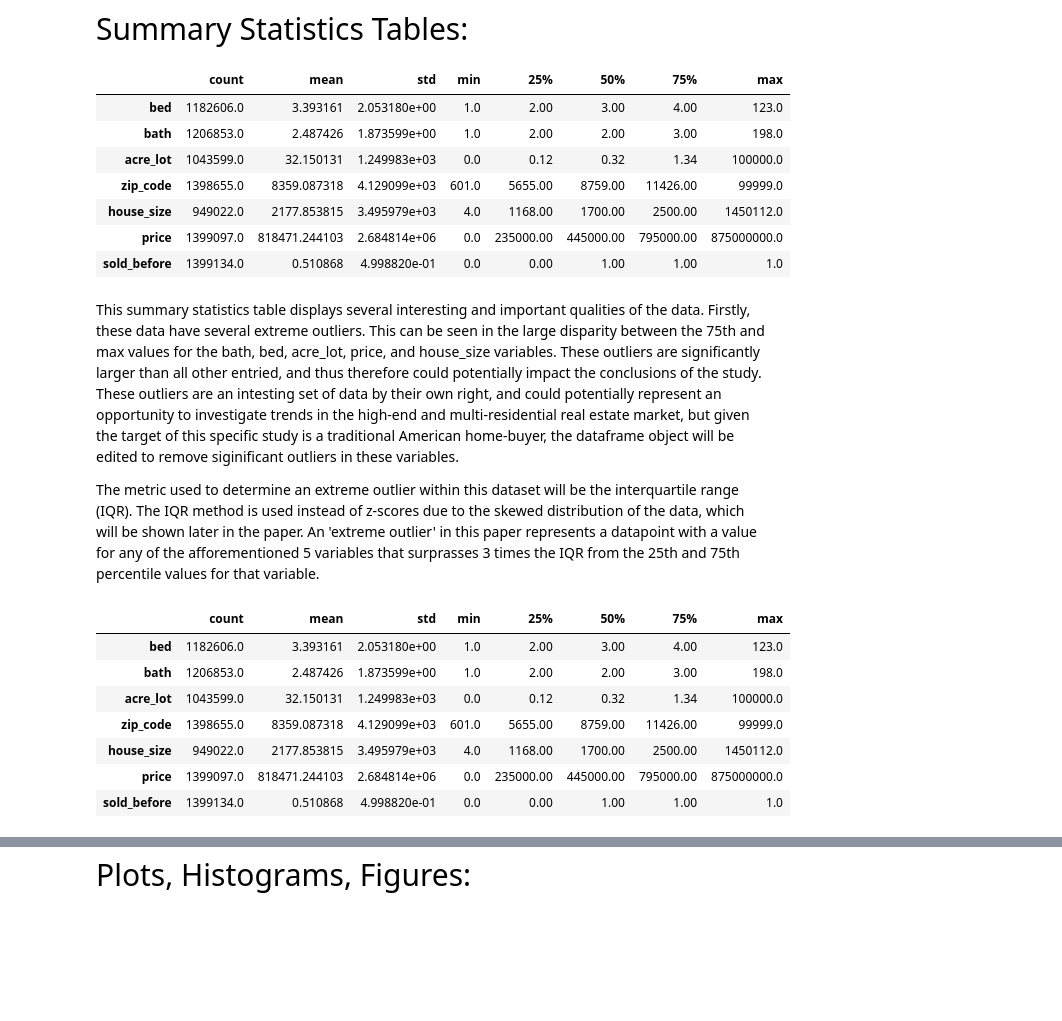
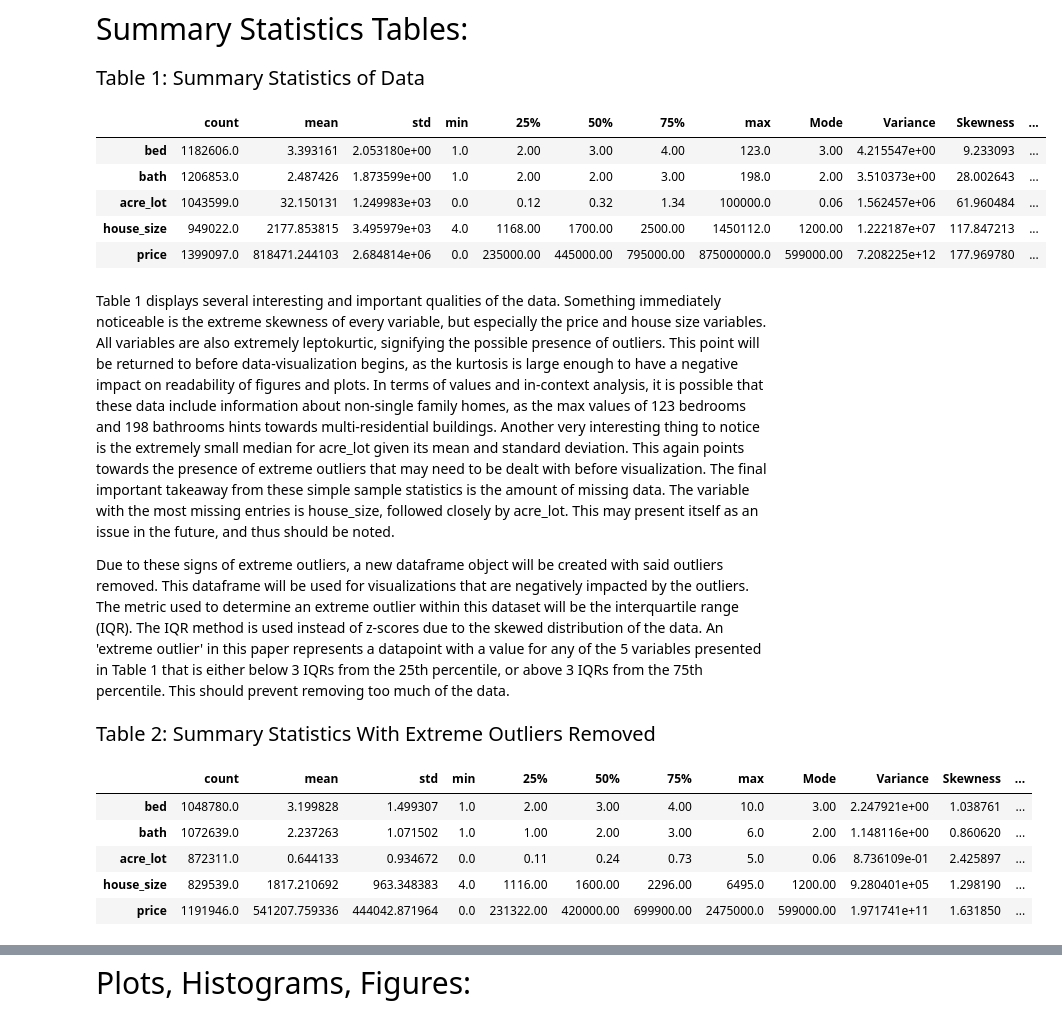
Before and after one commit to ECO225-W2024/project-one-code-S-O-Ahn, a Jupyter notebook: Project 1.ipynb, the cells around one changed output, grey strips where cells are left out. Saved outputs shown, nothing was run; the diff lists cells and outputs as text; code cells hidden in the pictures; blank space fills up the shorter version.

```diff
--- a/Project 1.ipynb
+++ b/Project 1.ipynb
@@ -30,10 +24,6 @@ df=realtor.copy()
 # %% [markdown]
 There are two steps to clean the data, being removing houses that are currently listed as "ready to build" instead of on the market, as the reported information about them is significantly more speculative, and then adding a dummy variable representing if the house has been sold before. The first step will allow for more conclusive results to the study, and will not significantly impact the amount of data available the analyze. The second step will help us create figures and histograms later within the paper.
 # %%
-#Removing houses not yet on the market
-df.drop(df[df["status"] == "ready_to_build"].index, inplace=True)
-df.drop(columns="status", inplace=True)
-
 #Adding a dummy variable representing if a house has been sold before
 df["sold_before"]=np.where(df.prev_sold_date.isnull(),0,1)
 # %% [markdown]
@@ -52,49 +42,61 @@ df.head()
 <span style="font-size: 30px;">Summary Statistics Tables:</span>
 # %%
 #printing summary statistics for numerical columns
-summary_stats = df.describe().T
-display(summary_stats)
+additional_stats = {
+    'Mode': df[['bed','bath','acre_lot','house_size','price']].mode().iloc[0],
+    'Variance': df[['bed','bath','acre_lot','house_size','price']].var(),
+    'Skewness': df[['bed','bath','acre_lot','house_size','price']].skew(),
+    'Kurtosis': df[['bed','bath','acre_lot','house_size','price']].kurtosis()
+}
+
+summary_stats = pd.concat([df[['bed','bath','acre_lot','house_size','price']].describe(), pd.DataFrame(additional_stats).T])
+
+display(HTML('<div style="font-size: 20px">Table 1: Summary Statistics of Data</div>'))
+display(summary_stats.T)
 # %% [output]
+Table 1: Summary Statistics of Data
-|  | count | mean | std | min | 25% | 50% | 75% | max |
-| bed | 1182606.0 | 3.393161 | 2.053180e+00 | 1.0 | 2.00 | 3.00 | 4.00 | 123.0 |
-| bath | 1206853.0 | 2.487426 | 1.873599e+00 | 1.0 | 2.00 | 2.00 | 3.00 | 198.0 |
-| acre_lot | 1043599.0 | 32.150131 | 1.249983e+03 | 0.0 | 0.12 | 0.32 | 1.34 | 100000.0 |
-| zip_code | 1398655.0 | 8359.087318 | 4.129099e+03 | 601.0 | 5655.00 | 8759.00 | 11426.00 | 99999.0 |
-| house_size | 949022.0 | 2177.853815 | 3.495979e+03 | 4.0 | 1168.00 | 1700.00 | 2500.00 | 1450112.0 |
-| price | 1399097.0 | 818471.244103 | 2.684814e+06 | 0.0 | 235000.00 | 445000.00 | 795000.00 | 875000000.0 |
-| sold_before | 1399134.0 | 0.510868 | 4.998820e-01 | 0.0 | 0.00 | 1.00 | 1.00 | 1.0 |
+|  | count | mean | std | min | 25% | 50% | 75% | max | Mode | Variance | Skewness | ... |
+| bed | 1182606.0 | 3.393161 | 2.053180e+00 | 1.0 | 2.00 | 3.00 | 4.00 | 123.0 | 3.00 | 4.215547e+00 | 9.233093 | ... |
+| bath | 1206853.0 | 2.487426 | 1.873599e+00 | 1.0 | 2.00 | 2.00 | 3.00 | 198.0 | 2.00 | 3.510373e+00 | 28.002643 | ... |
+| acre_lot | 1043599.0 | 32.150131 | 1.249983e+03 | 0.0 | 0.12 | 0.32 | 1.34 | 100000.0 | 0.06 | 1.562457e+06 | 61.960484 | ... |
+| house_size | 949022.0 | 2177.853815 | 3.495979e+03 | 4.0 | 1168.00 | 1700.00 | 2500.00 | 1450112.0 | 1200.00 | 1.222187e+07 | 117.847213 | ... |
+| price | 1399097.0 | 818471.244103 | 2.684814e+06 | 0.0 | 235000.00 | 445000.00 | 795000.00 | 875000000.0 | 599000.00 | 7.208225e+12 | 177.969780 | ... |
 # %% [markdown]
-This summary statistics table displays several interesting and important qualities of the data. Firstly, these data have several extreme outliers. This can be seen in the large disparity between the 75th and max values for the bath, bed, acre_lot, price, and house_size variables. These outliers are significantly larger than all other entried, and thus therefore could potentially impact the conclusions of the study. These outliers are an intesting set of data by their own right, and could potentially represent an opportunity to investigate trends in the high-end and multi-residential real estate market, but given the target of this specific study is a traditional American home-buyer, the dataframe object will be edited to remove siginificant outliers in these variables.
+Table 1 displays several interesting and important qualities of the data. Something immediately noticeable is the extreme skewness of every variable, but especially the price and house size variables. All variables are also extremely leptokurtic, signifying the possible presence of outliers. This point will be returned to before data-visualization begins, as the kurtosis is large enough to have a negative impact on readability of figures and plots. In terms of values and in-context analysis, it is possible that these data include information about non-single family homes, as the max values of 123 bedrooms and 198 bathrooms hints towards multi-residential buildings. Another very interesting thing to notice is the extremely small median for acre_lot given its mean and standard deviation. This again points towards the presence of extreme outliers that may need to be dealt with before visualization. The final important takeaway from these simple sample statistics is the amount of missing data. The variable with the most missing entries is house_size, followed closely by acre_lot. This may present itself as an issue in the future, and thus should be noted.
 
-The metric used to determine an extreme outlier within this dataset will be the interquartile range (IQR). The IQR method is used instead of z-scores due to the skewed distribution of the data, which will be shown later in the paper. An 'extreme outlier' in this paper represents a datapoint with a value for any of the afforementioned 5 variables that surprasses 3 times the IQR from the 25th and 75th percentile values for that variable.
+Due to these signs of extreme outliers, a new dataframe object will be created with said outliers removed. This dataframe will be used for visualizations that are negatively impacted by the outliers. The metric used to determine an extreme outlier within this dataset will be the interquartile range (IQR). The IQR method is used instead of z-scores due to the skewed distribution of the data. An 'extreme outlier' in this paper represents a datapoint with a value for any of the 5 variables presented in Table 1 that is either below 3 IQRs from the 25th percentile, or above 3 IQRs from the 75th percentile. This should prevent removing too much of the data.
 # %%
 #identifying which variables we would like to remove outliers for
 columns_to_remove_outliers = {'bed','bath','acre_lot','price','house_size'}
-data_missing = df.copy()
-#we establish the IQRs first to avoid the problems associated with the fact that many
+
+#we create a version of our data without extreme outliers for plotting
+data = df.copy()
 
 for column in columns_to_remove_outliers:
     Q1 = df[column].quantile(0.25)
     Q3 = df[column].quantile(0.75)
     IQR = Q3 - Q1
     outliers_iqr = (df[column] < (Q1 - 3 * IQR)) | (df[column] > (Q3 + 3 * IQR))
-    data_missing = data_missing.loc[~outliers_iqr]
+    data = data.loc[~outliers_iqr]
 
-#creating a version of the data with no missing values in
-data = data_missing.dropna()
-#creating a version sorted by state
-data_by_state = data.groupby('state')
+#printing summary statistics for new cropped data
+additional_stats_no_outliers = {
+    'Mode': data[['bed','bath','acre_lot','house_size','price']].mode().iloc[0],
+    'Variance': data[['bed','bath','acre_lot','house_size','price']].var(),
+    'Skewness': data[['bed','bath','acre_lot','house_size','price']].skew(),
+    'Kurtosis': data[['bed','bath','acre_lot','house_size','price']].kurtosis()
+}
 
-#printing summary statistics for new cropped data and data with no missing values
-summary_stats_no_missing = data.describe().T
-display(summary_stats)
+summary_stats_no_outliers = pd.concat([data[['bed','bath','acre_lot','house_size','price']].describe(), pd.DataFrame(additional_stats_no_outliers).T])
+
+display(HTML('<div style="font-size: 20px">Table 2: Summary Statistics With Extreme Outliers Removed</div>'))
+display(summary_stats_no_outliers.T)
 # %% [output]
+Table 2: Summary Statistics With Extreme Outliers Removed
-|  | count | mean | std | min | 25% | 50% | 75% | max |
-| bed | 1182606.0 | 3.393161 | 2.053180e+00 | 1.0 | 2.00 | 3.00 | 4.00 | 123.0 |
-| bath | 1206853.0 | 2.487426 | 1.873599e+00 | 1.0 | 2.00 | 2.00 | 3.00 | 198.0 |
-| acre_lot | 1043599.0 | 32.150131 | 1.249983e+03 | 0.0 | 0.12 | 0.32 | 1.34 | 100000.0 |
-| zip_code | 1398655.0 | 8359.087318 | 4.129099e+03 | 601.0 | 5655.00 | 8759.00 | 11426.00 | 99999.0 |
-| house_size | 949022.0 | 2177.853815 | 3.495979e+03 | 4.0 | 1168.00 | 1700.00 | 2500.00 | 1450112.0 |
-| price | 1399097.0 | 818471.244103 | 2.684814e+06 | 0.0 | 235000.00 | 445000.00 | 795000.00 | 875000000.0 |
-| sold_before | 1399134.0 | 0.510868 | 4.998820e-01 | 0.0 | 0.00 | 1.00 | 1.00 | 1.0 |
+|  | count | mean | std | min | 25% | 50% | 75% | max | Mode | Variance | Skewness | ... |
+| bed | 1048780.0 | 3.199828 | 1.499307 | 1.0 | 2.00 | 3.00 | 4.00 | 10.0 | 3.00 | 2.247921e+00 | 1.038761 | ... |
+| bath | 1072639.0 | 2.237263 | 1.071502 | 1.0 | 1.00 | 2.00 | 3.00 | 6.0 | 2.00 | 1.148116e+00 | 0.860620 | ... |
+| acre_lot | 872311.0 | 0.644133 | 0.934672 | 0.0 | 0.11 | 0.24 | 0.73 | 5.0 | 0.06 | 8.736109e-01 | 2.425897 | ... |
+| house_size | 829539.0 | 1817.210692 | 963.348383 | 4.0 | 1116.00 | 1600.00 | 2296.00 | 6495.0 | 1200.00 | 9.280401e+05 | 1.298190 | ... |
+| price | 1191946.0 | 541207.759336 | 444042.871964 | 0.0 | 231322.00 | 420000.00 | 699900.00 | 2475000.0 | 599000.00 | 1.971741e+11 | 1.631850 | ... |
 # %% [markdown]
```
Also changed, not shown: parts of 8 cells of this notebook.
